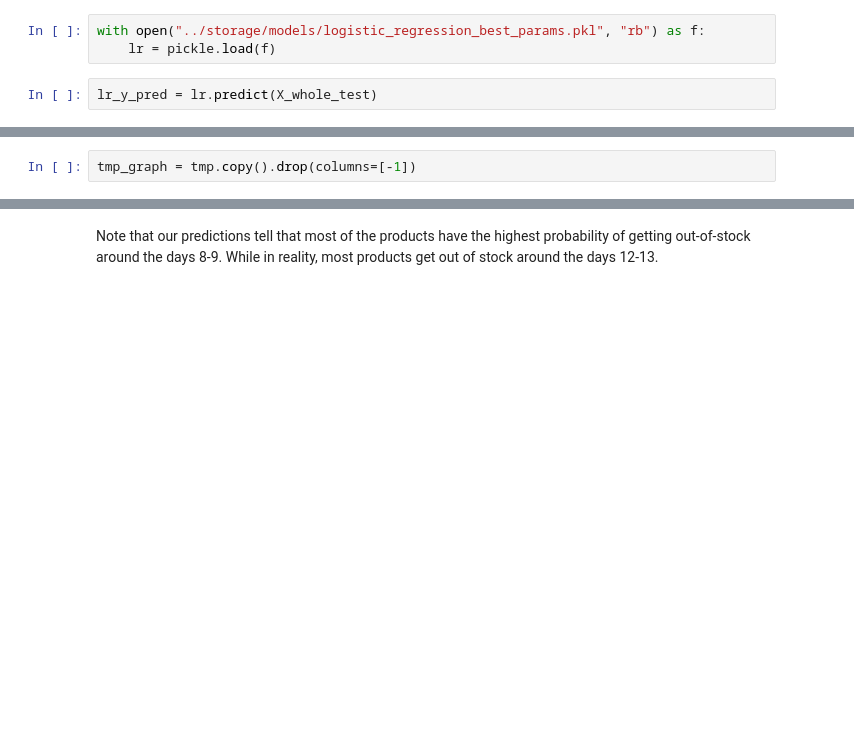
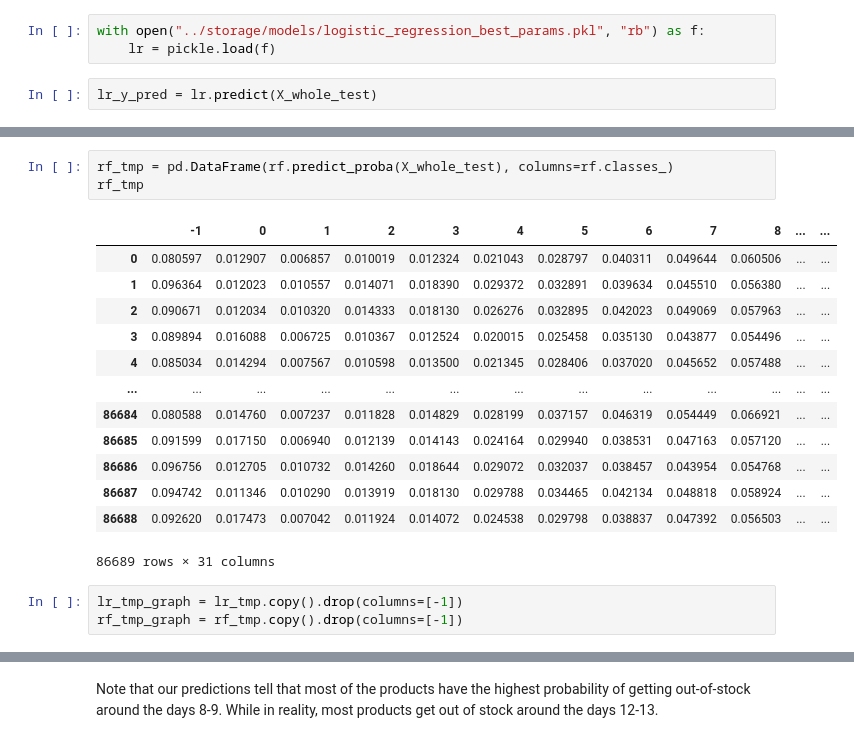
Before and after one commit to santortiz/out-of-stock, a Jupyter notebook: notebooks/training.ipynb, the cells around one changed output, grey strips where cells are left out. Saved outputs shown, nothing was run; the diff lists cells and outputs as text; blank space fills up the shorter version.

```diff
--- a/notebooks/training.ipynb
+++ b/notebooks/training.ipynb
@@ -548,6 +564,24 @@ tmp
 | 86687 | 0.051770 | 0.000096 | 0.004997 | 0.007042 | 0.012151 | 0.035598 | 0.056005 | 0.072072 | 0.078932 | 0.090176 | ... | ... |
 | 86688 | 0.102306 | 0.014046 | 0.007382 | 0.010711 | 0.012775 | 0.022352 | 0.027689 | 0.035129 | 0.042153 | 0.052887 | ... | ... |
 86689 rows × 31 columns
-# %%
-tmp_graph = tmp.copy().drop(columns=[-1])
+# %%
+rf_tmp = pd.DataFrame(rf.predict_proba(X_whole_test), columns=rf.classes_)
+rf_tmp
+# %% [output]
+|  | -1 | 0 | 1 | 2 | 3 | 4 | 5 | 6 | 7 | 8 | ... | ... |
+| 0 | 0.080597 | 0.012907 | 0.006857 | 0.010019 | 0.012324 | 0.021043 | 0.028797 | 0.040311 | 0.049644 | 0.060506 | ... | ... |
+| 1 | 0.096364 | 0.012023 | 0.010557 | 0.014071 | 0.018390 | 0.029372 | 0.032891 | 0.039634 | 0.045510 | 0.056380 | ... | ... |
+| 2 | 0.090671 | 0.012034 | 0.010320 | 0.014333 | 0.018130 | 0.026276 | 0.032895 | 0.042023 | 0.049069 | 0.057963 | ... | ... |
+| 3 | 0.089894 | 0.016088 | 0.006725 | 0.010367 | 0.012524 | 0.020015 | 0.025458 | 0.035130 | 0.043877 | 0.054496 | ... | ... |
+| 4 | 0.085034 | 0.014294 | 0.007567 | 0.010598 | 0.013500 | 0.021345 | 0.028406 | 0.037020 | 0.045652 | 0.057488 | ... | ... |
+| ... | ... | ... | ... | ... | ... | ... | ... | ... | ... | ... | ... | ... |
+| 86684 | 0.080588 | 0.014760 | 0.007237 | 0.011828 | 0.014829 | 0.028199 | 0.037157 | 0.046319 | 0.054449 | 0.066921 | ... | ... |
+| 86685 | 0.091599 | 0.017150 | 0.006940 | 0.012139 | 0.014143 | 0.024164 | 0.029940 | 0.038531 | 0.047163 | 0.057120 | ... | ... |
+| 86686 | 0.096756 | 0.012705 | 0.010732 | 0.014260 | 0.018644 | 0.029072 | 0.032037 | 0.038457 | 0.043954 | 0.054768 | ... | ... |
+| 86687 | 0.094742 | 0.011346 | 0.010290 | 0.013919 | 0.018130 | 0.029788 | 0.034465 | 0.042134 | 0.048818 | 0.058924 | ... | ... |
+| 86688 | 0.092620 | 0.017473 | 0.007042 | 0.011924 | 0.014072 | 0.024538 | 0.029798 | 0.038837 | 0.047392 | 0.056503 | ... | ... |
+86689 rows × 31 columns
+# %%
+lr_tmp_graph = lr_tmp.copy().drop(columns=[-1])
+rf_tmp_graph = rf_tmp.copy().drop(columns=[-1])
 # %%
```
Also changed, not shown: parts of 32 cells of this notebook, 3 other files.
